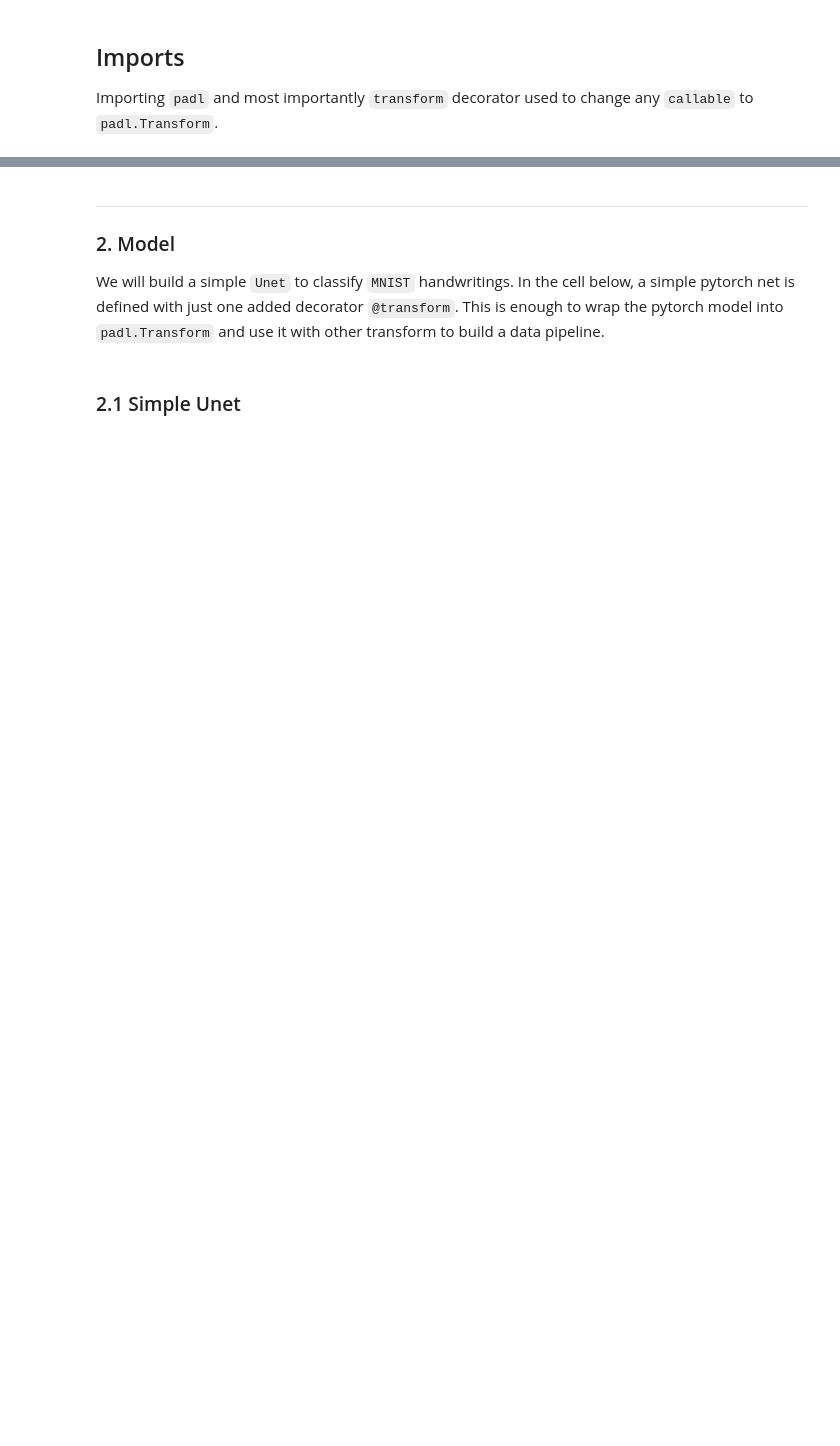
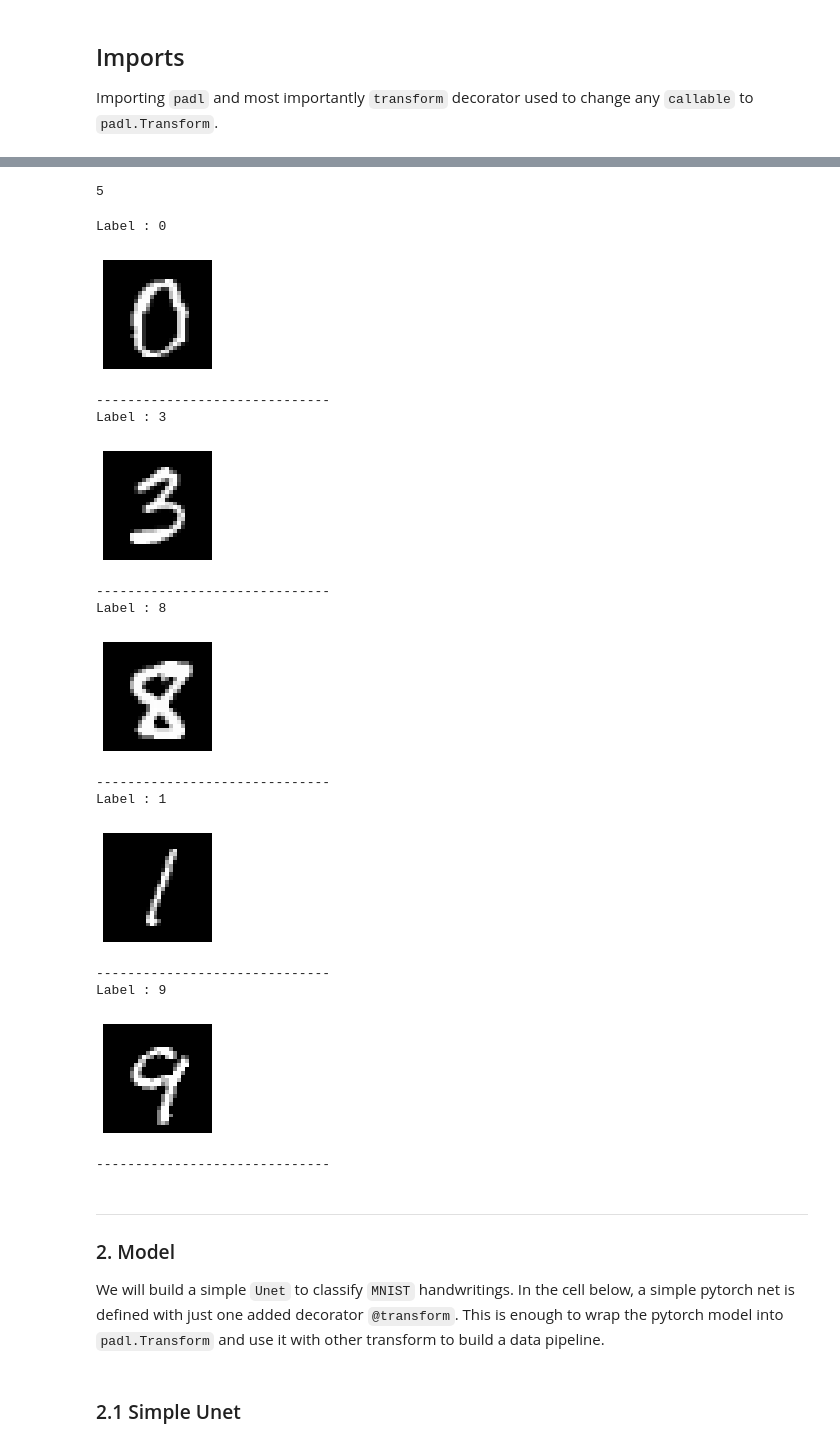
Before and after one commit to lf1-io/padl, a Jupyter notebook: notebooks/01_MNIST_using_padl.ipynb, the cells around one changed output, grey strips where cells are left out. Cells and saved outputs as stored; diff of their text form; code cells hidden in the pictures; blank space fills up the shorter version.

```diff
--- a/notebooks/01_MNIST_using_padl.ipynb
+++ b/notebooks/01_MNIST_using_padl.ipynb
@@ -33,12 +30,0 @@ Note: `test.csv` does not contain data label in kaggle dataset. It is inteded to
-# %%
-train_csv = 'mnist/train.csv'
-test_csv = 'mnist/test.csv'
-
-with open(train_csv) as f:
-    train_data = f.readlines()
-train_array = torch.tensor([list(map(int, line.split(','))) for line in train_data[1:]])
-
-
-with open(test_csv) as f:
-    test_data = f.readlines()
-test_array = torch.tensor([list(map(int, line.split(','))) for line in test_data[1:]])
@@ -101,8 +96,32 @@ plot_train_datapoint
+# %%
+out.label
+# %% [output]
+5
 # %%
+# Plotting some of the train datapoints
+
 for _ in range(5):
-    output = plot_train_datapoint(train_array[np.random.randint(len(train_array))])
+    output = plot_datapoint(mnist_train_dataset[np.random.randint(len(mnist_train_dataset))])
     print(f'Label : {output.label}')
+    # showing image
+    plt.show()
     print('-'*30)
+# %% [output]
+Label : 0
+[figure, added]
+------------------------------
+Label : 3
+[figure, added]
+------------------------------
+Label : 8
+[figure, added]
+------------------------------
+Label : 1
+[figure, added]
+------------------------------
+Label : 9
+[figure, added]
+------------------------------
 # %% [markdown]
 <hr style="border:1px solid"> </hr>
 
```
Also changed, not shown: parts of 33 cells of this notebook.
